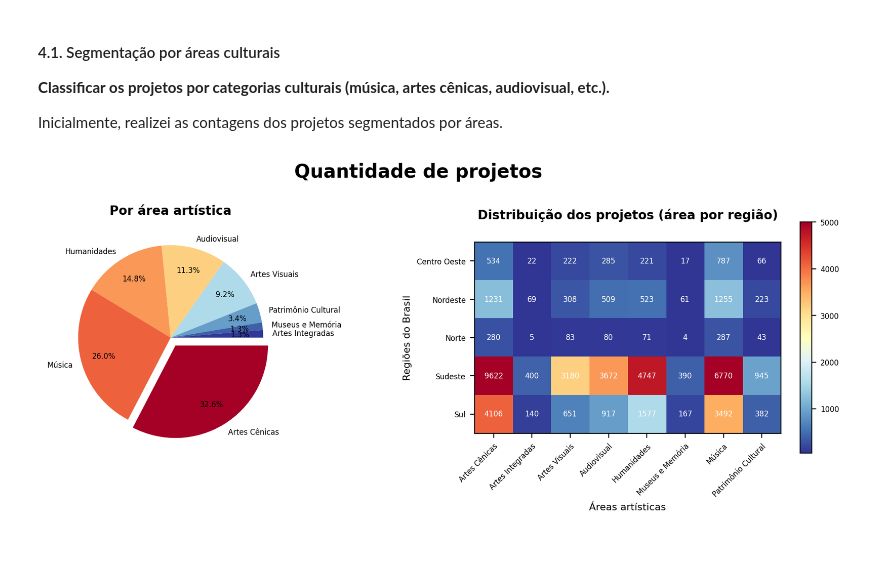
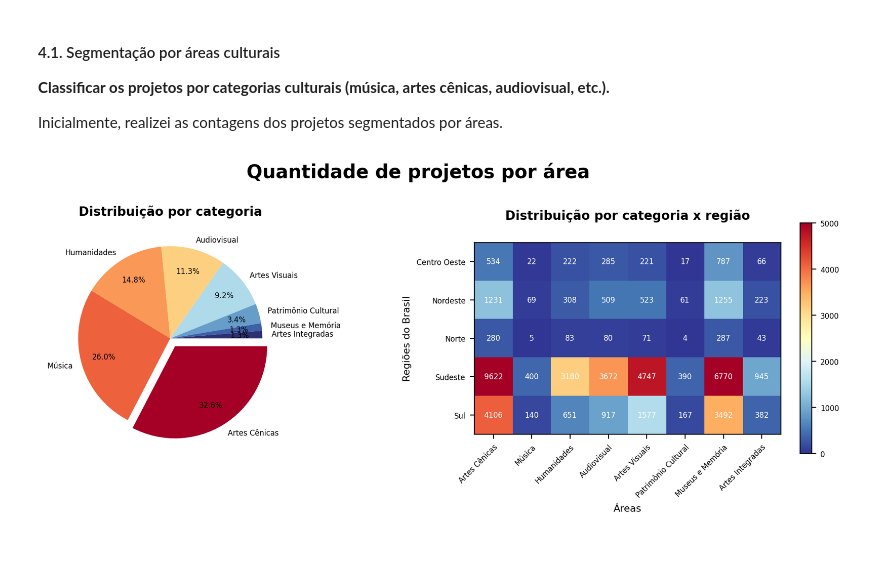
Before and after one commit to lorenaaxbastos/santander-coders-projects, a Jupyter notebook: Unit 2 - Programming Techniques I (PY)/Projeto EDA - Análise do Dataset da Lei Rouanet.ipynb, the cells around one changed output. Cells and saved outputs as stored; diff of their text form; code cells hidden in the pictures.

```diff
--- a/Unit 2 - Programming Techniques I (PY)/Projeto EDA - Análise do Dataset da Lei Rouanet.ipynb
+++ b/Unit 2 - Programming Techniques I (PY)/Projeto EDA - Análise do Dataset da Lei Rouanet.ipynb
@@ -268,25 +296,21 @@ minorias = ["afro", "áfrica", "africa", "quilombola", "pessoas negras", "homem
             "minoria"
            ]
 
-filtro1 = projetos["objetivos"].isnull()
-filtro2 = projetos["objetivos"].str.lower().str.contains("|".join(minorias))
+filtro1 = df_projetos["objetivos"].isnull()
+filtro2 = df_projetos["objetivos"].str.lower().str.contains("|".join(minorias))
 
-arr_falsos = np.array([False for _ in range(projetos.shape[0])])
+arr_falsos = np.array([False for _ in range(df_projetos.shape[0])])
 voltado_para_minorias = pd.Series(arr_falsos, name="voltado_para_minorias")
-voltado_para_minorias[projetos[~filtro1 & filtro2].index] = True
+voltado_para_minorias[df_projetos[~filtro1 & filtro2].index] = True
 
-if "voltado_para_minorias" not in projetos.columns:
-    projetos = pd.concat([projetos, voltado_para_minorias], axis=1)
+if "voltado_para_minorias" not in df_projetos.columns:
+    df_projetos = pd.concat([df_projetos, voltado_para_minorias], axis=1)
 # %%
-# remover coluna de objetivos (não será mais utilizada)
-try:
-    projetos.drop("objetivos", axis=1, inplace=True)
-except KeyError:
-    pass
+df_projetos.drop("objetivos", axis=1, inplace=True)
 # %%
-data_inicio = pd.to_datetime(projetos["data_inicio"])
-data_termino = pd.to_datetime(projetos["data_termino"])
+data_inicio = pd.to_datetime(df_projetos["data_inicio"])
+data_termino = pd.to_datetime(df_projetos["data_termino"])
 duracao = pd.Series(data_termino - data_inicio, name="duracao_dias")
 
-if "duracao_dias" not in projetos.columns:
-    projetos = pd.concat([projetos, duracao], axis=1)
+if "duracao_dias" not in df_projetos.columns:
+    df_projetos = pd.concat([df_projetos, duracao], axis=1)
@@ -301,17 +341,17 @@ if "duracao_dias" not in projetos.columns:
 
 Inicialmente, realizei as contagens dos projetos segmentados por áreas.
 # %%
-distribuicao_areas_brasil = projetos["area"].value_counts()
+distribuicao_areas_brasil = df_projetos["area"].value_counts()
 
-areas_por_regiao = projetos.groupby("regiao")["area"].value_counts(sort=False)
+areas_por_regiao = df_projetos.groupby("regiao")["area"].value_counts(sort=False)
 
+areas = areas_por_regiao.index.get_level_values(1).unique()
 regioes = areas_por_regiao.index.get_level_values(0).unique()
-areas = areas_por_regiao.index.get_level_values(1).unique()
 valores_areas_por_regiao = areas_por_regiao.values.reshape(5, 8)
 # %%
 plt.rcParams.update({"font.size": 6})
 cores = ["#A50026", "#EE613D", "#FA9857", "#FDD081",
-         "#AEDAE9", "#679DC9", "#3E60A9", "#313896"]
+         "#AEDAE9", "#679DC9", "#3E60A9", "#2D3172"]
 separacao_fatia = (0.1, 0, 0, 0, 0, 0, 0, 0)
 
 fig, (ax1, ax2) = plt.subplots(nrows=1, ncols=2, figsize=(10, 4), dpi=200)
@@ -329,7 +369,7 @@ ax1.pie(
 heatmap = ax2.imshow(
     valores_areas_por_regiao,
     cmap="RdYlBu_r",
-    vmin=50,
+    vmin=0,
     vmax=5000
 )
 
@@ -337,38 +377,38 @@ plt.setp(
     ax2.get_xticklabels(),
     rotation=45,
     ha="right",
     rotation_mode="anchor"
 )
 
 plt.colorbar(heatmap, ax=ax2)
 
 for i in range(len(regioes)):
     for j in range(len(areas)):
         texto = ax2.text(
             j, i,
             valores_areas_por_regiao[i, j],
             ha="center",
             va="center",
             color="#fff"
         )
 
 pos = ax2.get_position()
 ax2.set_position([pos.x0, pos.y0-0.13, pos.width, pos.height])
 
 ax2.set_xticks(np.arange(len(areas)), labels=areas)
 ax2.set_yticks(np.arange(len(regioes)), labels=regioes)
 
-ax2.set_xlabel("Áreas artísticas", fontsize=8)
+ax2.set_xlabel("Áreas", fontsize=8)
 ax2.set_ylabel("Regiões do Brasil", fontsize=8)
 
-fig.suptitle('Quantidade de projetos', fontsize=15, fontweight=1000, y=1.02)
-ax1.set_title('Por área artística', fontsize=10, fontweight=600)
-ax2.set_title('Distribuição dos projetos (área por região)', fontsize=10, fontweight=600, y=1.08)
+fig.suptitle('Quantidade de projetos por área', fontsize=15, fontweight=1000, y=1.02)
+ax1.set_title('Distribuição por categoria', fontsize=10, fontweight=600)
+ax2.set_title('Distribuição por categoria x região', fontsize=10, fontweight=600, y=1.08)
 
 plt.tight_layout()
 plt.show()
 # %% [output]
-[figure, old version]
+[figure, new version]
 # %% [markdown]
 #####
 # %% [markdown]
```
Also changed, not shown: parts of 32 cells of this notebook.
